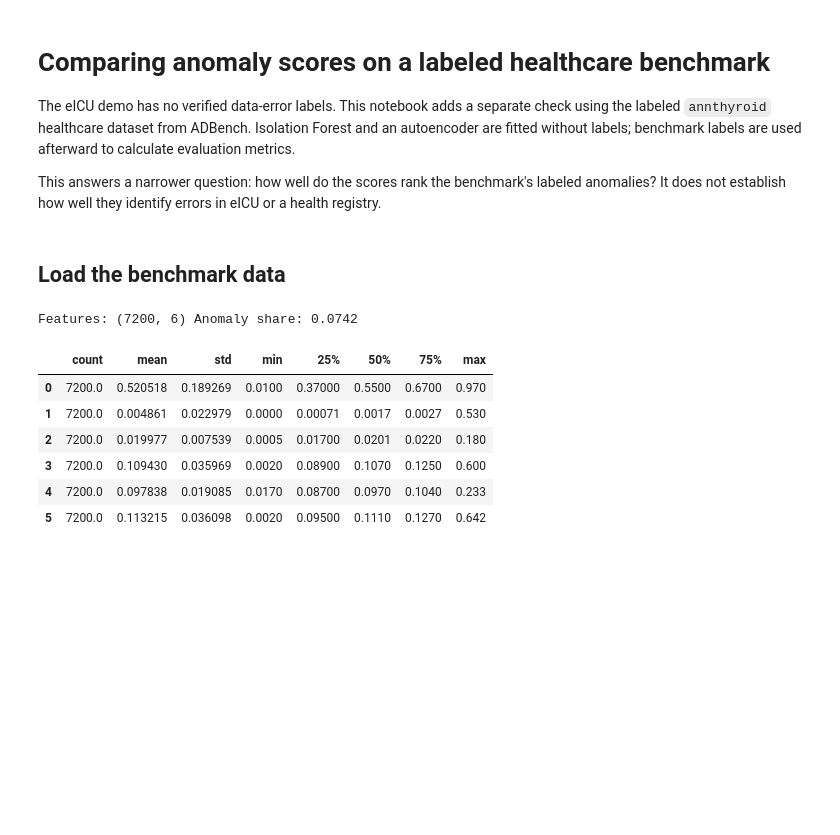
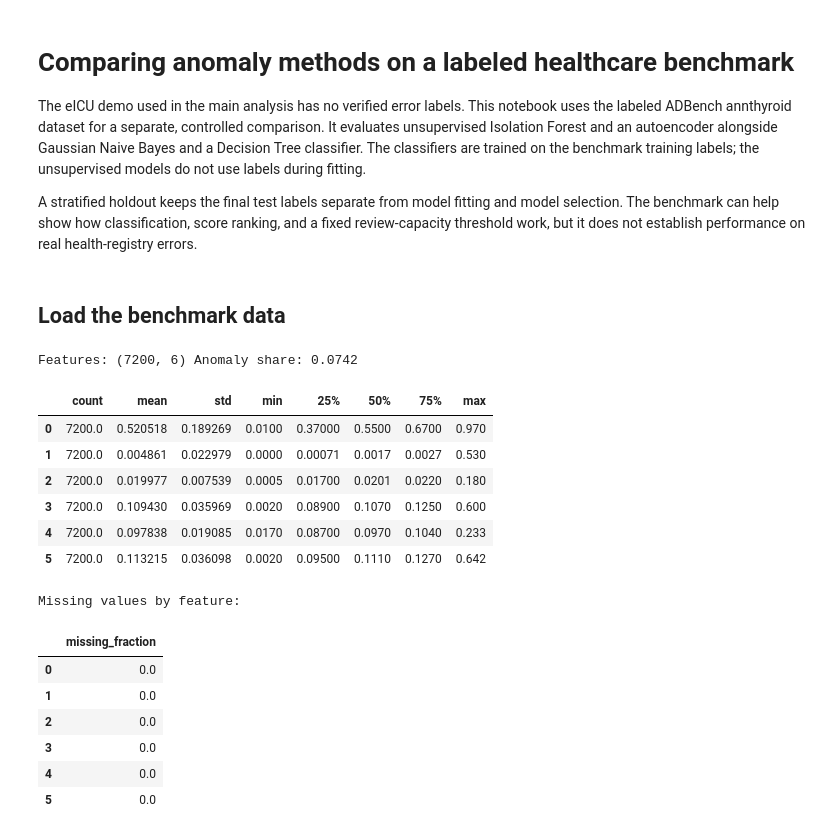
Before and after one commit to jeff580/msc7103-health-data-anomaly-detection, a Jupyter notebook: 03_adbench_validation.ipynb, the cells around one changed output. Saved outputs shown, nothing was run; the diff lists cells and outputs as text; code cells hidden in the pictures; blank space fills up the shorter version.

```diff
--- a/03_adbench_validation.ipynb
+++ b/03_adbench_validation.ipynb
@@ -1,36 +1,52 @@
 # %% [markdown]
-# Comparing anomaly scores on a labeled healthcare benchmark
+# Comparing anomaly methods on a labeled healthcare benchmark
 
-The eICU demo has no verified data-error labels. This notebook adds a separate check using the labeled `annthyroid` healthcare dataset from ADBench. Isolation Forest and an autoencoder are fitted without labels; benchmark labels are used afterward to calculate evaluation metrics.
+The eICU demo used in the main analysis has no verified error labels. This notebook uses the labeled ADBench annthyroid dataset for a separate, controlled comparison. It evaluates unsupervised Isolation Forest and an autoencoder alongside Gaussian Naive Bayes and a Decision Tree classifier. The classifiers are trained on the benchmark training labels; the unsupervised models do not use labels during fitting.
 
-This answers a narrower question: how well do the scores rank the benchmark's labeled anomalies? It does not establish how well they identify errors in eICU or a health registry.
+A stratified holdout keeps the final test labels separate from model fitting and model selection. The benchmark can help show how classification, score ranking, and a fixed review-capacity threshold work, but it does not establish performance on real health-registry errors.
 # %% [markdown]
 ## Load the benchmark data
 # %%
 from pathlib import Path
 import numpy as np
 import pandas as pd
+from sklearn.model_selection import train_test_split, StratifiedKFold, GridSearchCV, cross_val_score
+from sklearn.pipeline import Pipeline
 from sklearn.impute import SimpleImputer
 from sklearn.preprocessing import RobustScaler
 from sklearn.ensemble import IsolationForest
 from sklearn.neural_network import MLPRegressor
-from sklearn.metrics import roc_auc_score, average_precision_score, precision_recall_fscore_support
+from sklearn.naive_bayes import GaussianNB
+from sklearn.tree import DecisionTreeClassifier
+from sklearn.metrics import (
+    roc_auc_score, average_precision_score, precision_recall_fscore_support,
+)
 
 DATA_PATH = Path("data/adbench/2_annthyroid.npz")
 if not DATA_PATH.exists():
     raise FileNotFoundError("Download 2_annthyroid.npz from the official ADBench repository and save it to data/adbench/.")
 data = np.load(DATA_PATH, allow_pickle=True)
 X_raw = pd.DataFrame(data["X"]).apply(pd.to_numeric, errors="coerce")
 y = np.asarray(data["y"]).astype(int).ravel()
 print("Features:", X_raw.shape, "Anomaly share:", round(float(y.mean()), 4))
 display(X_raw.describe().T)
+print("Missing values by feature:")
+display(X_raw.isna().mean().rename("missing_fraction").to_frame())
 # %% [output]
 Features: (7200, 6) Anomaly share: 0.0742
 |  | count | mean | std | min | 25% | 50% | 75% | max |
 | 0 | 7200.0 | 0.520518 | 0.189269 | 0.0100 | 0.37000 | 0.5500 | 0.6700 | 0.970 |
 | 1 | 7200.0 | 0.004861 | 0.022979 | 0.0000 | 0.00071 | 0.0017 | 0.0027 | 0.530 |
 | 2 | 7200.0 | 0.019977 | 0.007539 | 0.0005 | 0.01700 | 0.0201 | 0.0220 | 0.180 |
 | 3 | 7200.0 | 0.109430 | 0.035969 | 0.0020 | 0.08900 | 0.1070 | 0.1250 | 0.600 |
 | 4 | 7200.0 | 0.097838 | 0.019085 | 0.0170 | 0.08700 | 0.0970 | 0.1040 | 0.233 |
 | 5 | 7200.0 | 0.113215 | 0.036098 | 0.0020 | 0.09500 | 0.1110 | 0.1270 | 0.642 |
+Missing values by feature:
+|  | missing_fraction |
+| 0 | 0.0 |
+| 1 | 0.0 |
+| 2 | 0.0 |
+| 3 | 0.0 |
+| 4 | 0.0 |
+| 5 | 0.0 |
 # %% [markdown]
```
Also changed, not shown: parts of 3 cells of this notebook, 4 other files.
